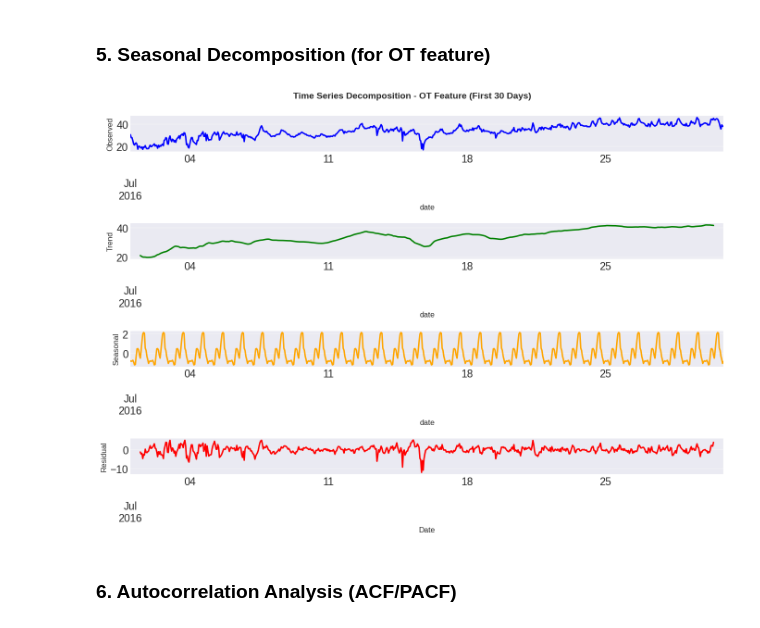
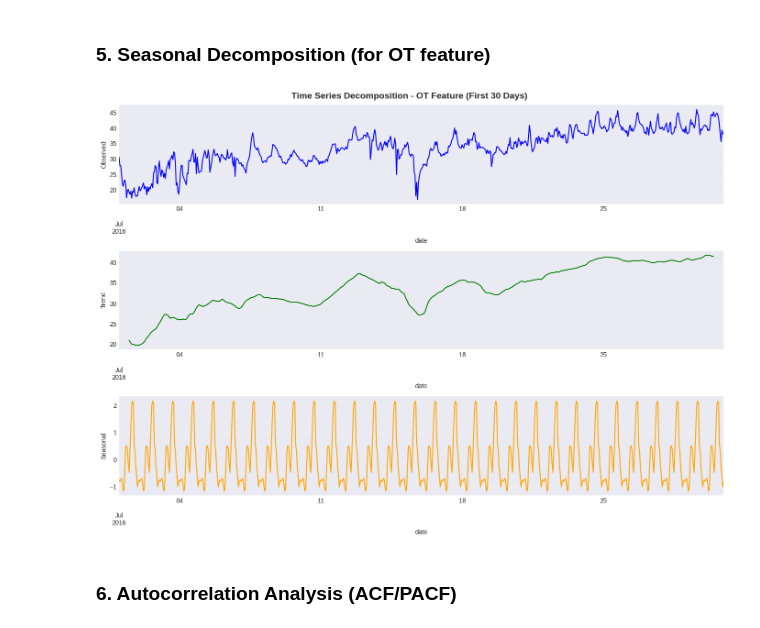
Before and after one commit to longlephanhai/Model_ETT, a Jupyter notebook: ETTh1_visualization.ipynb, the cells around one changed output. Saved outputs shown, nothing was run; the diff lists cells and outputs as text; code cells hidden in the pictures.

```diff
--- a/ETTh1_visualization.ipynb
+++ b/ETTh1_visualization.ipynb
@@ -130,34 +129,29 @@ Name: OT, dtype: float64
 # %%
 # Seasonal decomposition (using a sample for efficiency)
 # Using period = 24 for hourly data (daily cycle)
 sample_data = df['OT'].iloc[:720]  # First 30 days
 
 decomposition = seasonal_decompose(sample_data, model='additive', period=24)
 
-fig, axes = plt.subplots(4, 1, figsize=(14, 10))
+fig, axes = plt.subplots(3, 1, figsize=(14, 10))
 fig.suptitle('Time Series Decomposition - OT Feature (First 30 Days)', fontsize=14, fontweight='bold')
 
 decomposition.observed.plot(ax=axes[0], color='blue')
 axes[0].set_ylabel('Observed')
 axes[0].grid(True, alpha=0.3)
 
 decomposition.trend.plot(ax=axes[1], color='green')
 axes[1].set_ylabel('Trend')
 axes[1].grid(True, alpha=0.3)
 
 decomposition.seasonal.plot(ax=axes[2], color='orange')
 axes[2].set_ylabel('Seasonal')
 axes[2].grid(True, alpha=0.3)
 
-decomposition.resid.plot(ax=axes[3], color='red')
-axes[3].set_ylabel('Residual')
-axes[3].set_xlabel('Date')
-axes[3].grid(True, alpha=0.3)
-
 fig.tight_layout()
 plt.show()
 # %% [output]
-[figure, old version]
+[figure, new version]
 # %% [markdown]
 ### 6. Autocorrelation Analysis (ACF/PACF)
 # %%
```
Also changed, not shown: parts of 17 cells of this notebook, 3 other files.
